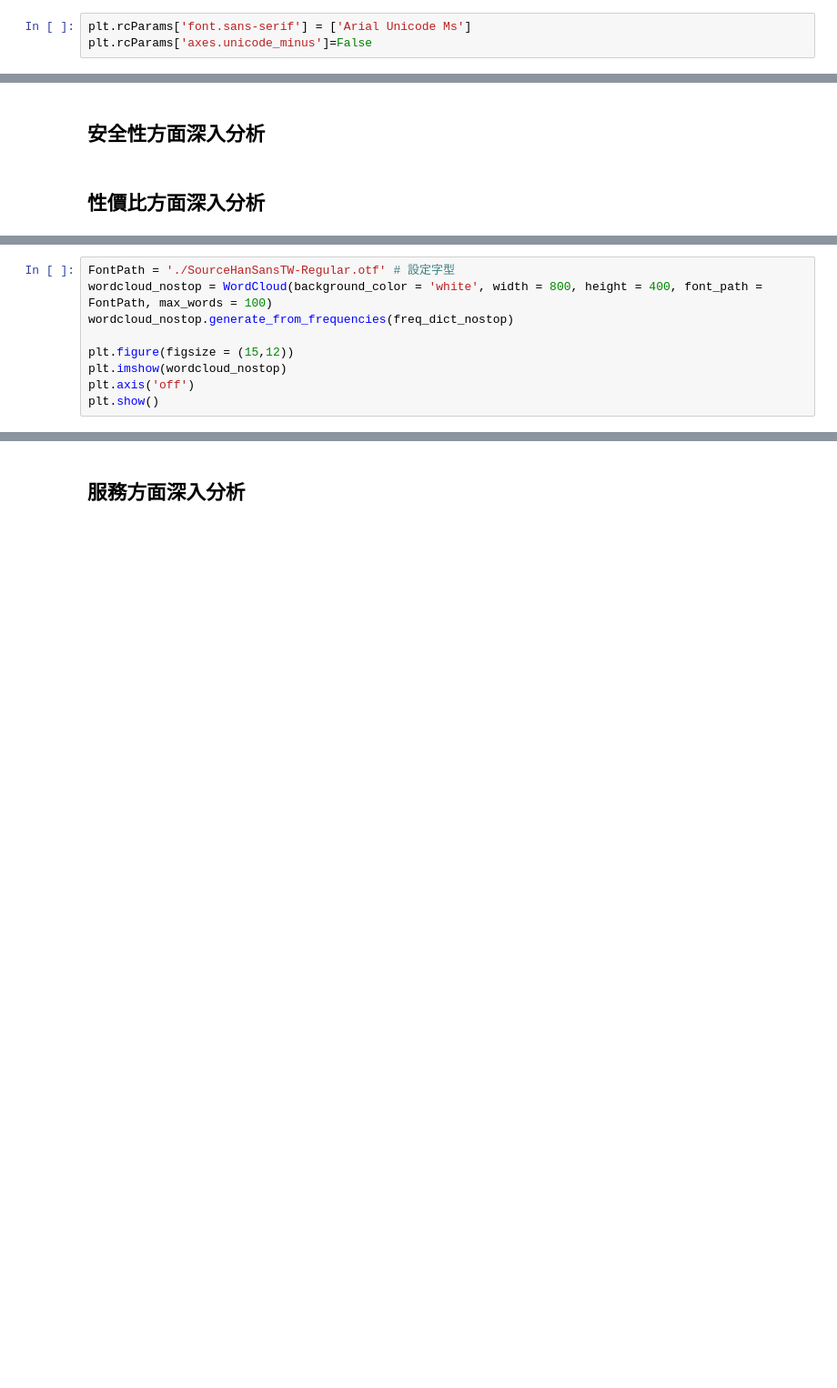
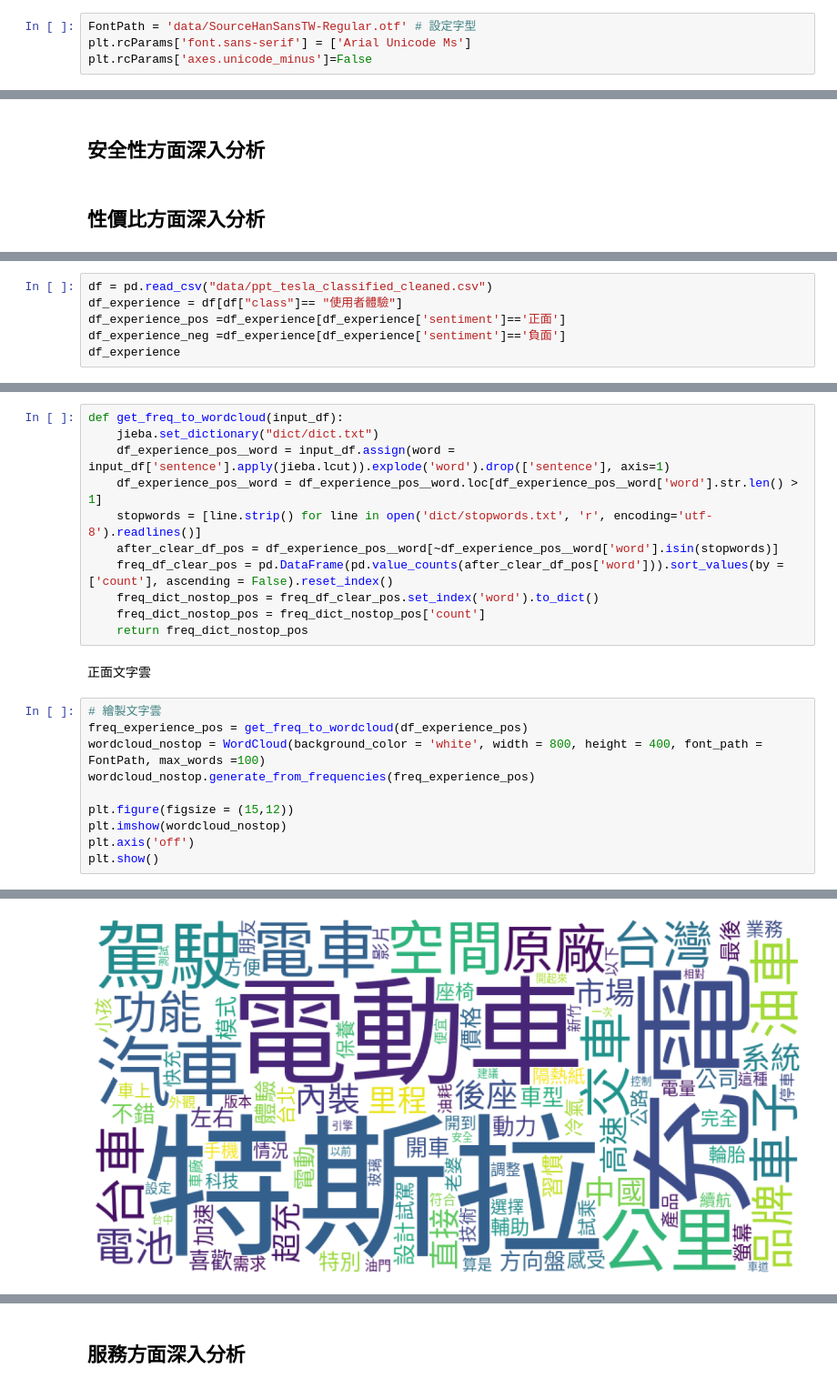
Before and after one commit to weiyu9805/SMA_project, a Jupyter notebook: project2.ipynb, the cells around one changed output, grey strips where cells are left out. Shown at 91% size. Drawn from its saved outputs; the diff is of its cells as text; blank space fills up the shorter version.

```diff
--- a/project2.ipynb
+++ b/project2.ipynb
@@ -87,6 +86,7 @@ import guidedlda
 # %% [markdown]
 ###  1. Guild LDA
 # %%
+FontPath = 'data/SourceHanSansTW-Regular.otf' # 設定字型
 plt.rcParams['font.sans-serif'] = ['Arial Unicode Ms']
 plt.rcParams['axes.unicode_minus']=False
 # %%
@@ -454,0 +352,6 @@ freq_dict_nostop
+# %%
+df = pd.read_csv("data/ppt_tesla_classified_cleaned.csv")
+df_experience = df[df["class"]== "使用者體驗"]
+df_experience_pos =df_experience[df_experience['sentiment']=='正面']
+df_experience_neg =df_experience[df_experience['sentiment']=='負面']
+df_experience
@@ -455,7 +388,21 @@ freq_dict_nostop
+# %%
+def get_freq_to_wordcloud(input_df):
+    jieba.set_dictionary("dict/dict.txt")
+    df_experience_pos＿word = input_df.assign(word = input_df['sentence'].apply(jieba.lcut)).explode('word').drop(['sentence'], axis=1)
+    df_experience_pos＿word = df_experience_pos＿word.loc[df_experience_pos＿word['word'].str.len() > 1]
+    stopwords = [line.strip() for line in open('dict/stopwords.txt', 'r', encoding='utf-8').readlines()]
+    after_clear_df_pos = df_experience_pos＿word[~df_experience_pos＿word['word'].isin(stopwords)]
+    freq_df_clear_pos = pd.DataFrame(pd.value_counts(after_clear_df_pos['word'])).sort_values(by = ['count'], ascending = False).reset_index()
+    freq_dict_nostop_pos = freq_df_clear_pos.set_index('word').to_dict()
+    freq_dict_nostop_pos = freq_dict_nostop_pos['count']
+    return freq_dict_nostop_pos
+# %% [markdown]
+正面文字雲
 # %%
-FontPath = './SourceHanSansTW-Regular.otf' # 設定字型
-wordcloud_nostop = WordCloud(background_color = 'white', width = 800, height = 400, font_path = FontPath, max_words = 100)
-wordcloud_nostop.generate_from_frequencies(freq_dict_nostop)
+# 繪製文字雲
+freq_experience_pos = get_freq_to_wordcloud(df_experience_pos)
+wordcloud_nostop = WordCloud(background_color = 'white', width = 800, height = 400, font_path = FontPath, max_words =100)
+wordcloud_nostop.generate_from_frequencies(freq_experience_pos)
 
 plt.figure(figsize = (15,12))
 plt.imshow(wordcloud_nostop)
@@ -465,0 +420 @@ OSError: cannot open resource
+[figure, added]
```
Also changed, not shown: parts of 27 cells of this notebook, 2 other files.
